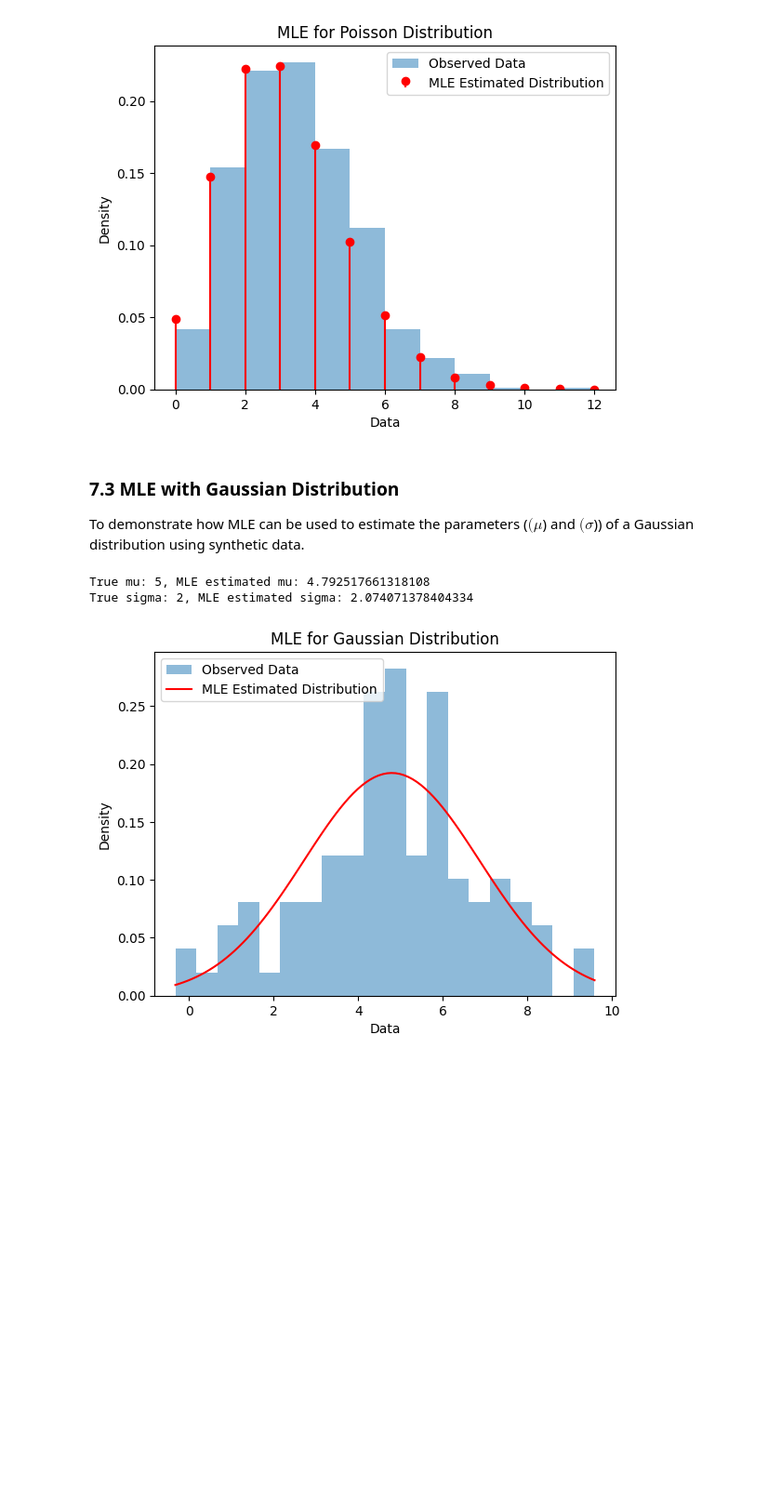
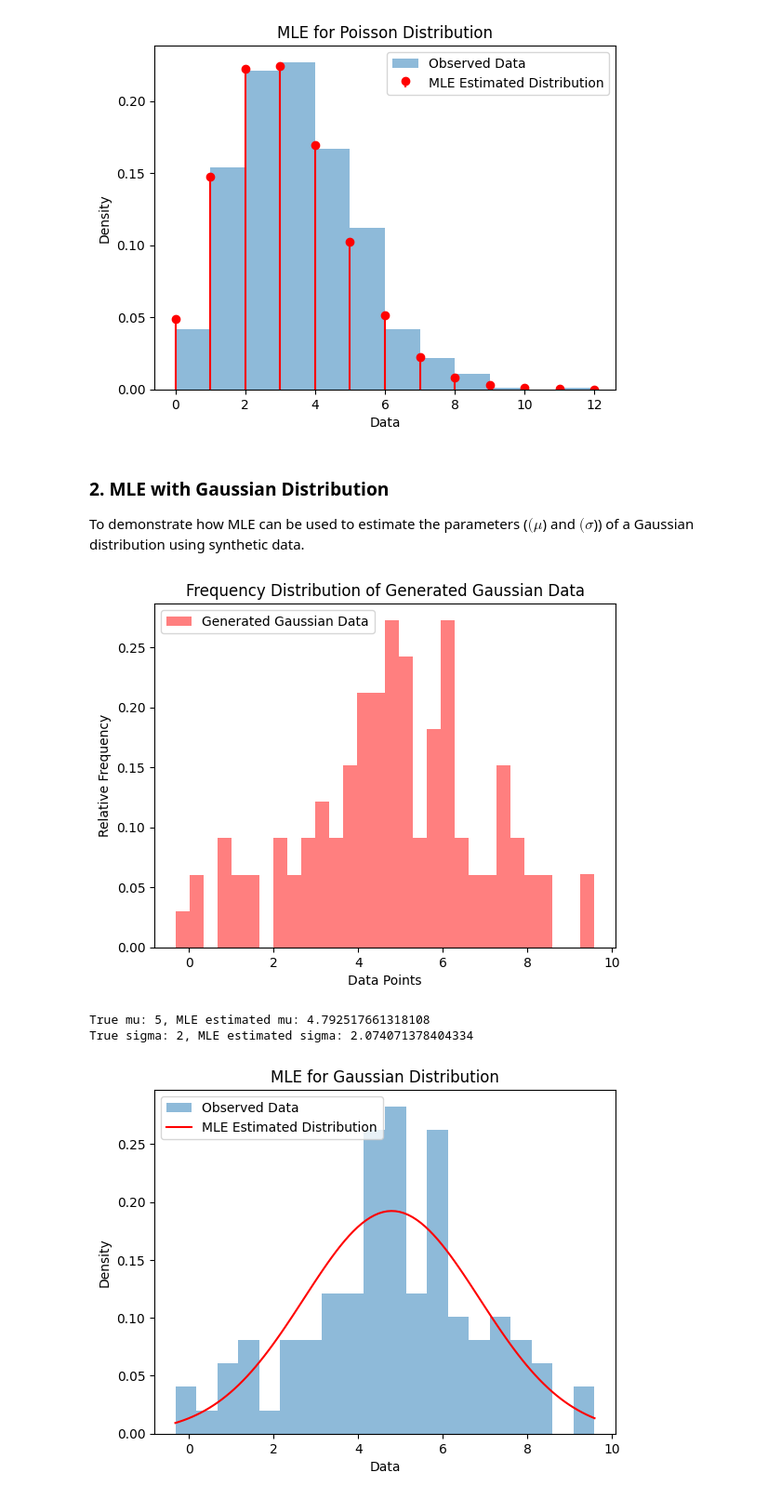
Before and after one commit to amelie-girard7/Loss_Functions, a Jupyter notebook: MLE_NLL_Cross-Entropy-main/src/Maximum_Likelihood.ipynb, the cells around one changed output. Shown: that part at 93% size. Saved outputs shown, nothing was run; the diff lists cells and outputs as text; code cells hidden in the pictures; blank space fills up the shorter version.

```diff
--- a/MLE_NLL_Cross-Entropy-main/src/Maximum_Likelihood.ipynb
+++ b/MLE_NLL_Cross-Entropy-main/src/Maximum_Likelihood.ipynb
@@ -144,5 +52,5 @@ plt.show()
 # %% [output]
 [figure]
 # %% [markdown]
-### 7.3 MLE with Gaussian Distribution
+### 2. MLE with Gaussian Distribution
  To demonstrate how MLE can be used to estimate the parameters ($( \mu $) and $( \sigma $)) of a Gaussian distribution using synthetic data.
@@ -158 +57,19 @@ data_gaussian = np.random.normal(true_mu, true_sigma, n_samples)
+# %%
+# Generating synthetic data points from a Gaussian distribution.
+np.random.seed(2)
+true_mu = 5
+true_sigma = 2
+n_samples = 100
+data_gaussian = np.random.normal(true_mu, true_sigma, n_samples)
+
+# Visualize Synthetic Gaussian Data
+# Creating a histogram to offer an initial look at the data's distribution, aiding in understanding before applying MLE.
+plt.hist(data_gaussian, bins=30, density=True, alpha=0.5, color='r', label='Generated Gaussian Data')
+plt.title('Frequency Distribution of Generated Gaussian Data')
+plt.xlabel('Data Points')
+plt.ylabel('Relative Frequency')
+plt.legend()
+plt.show()
+# %% [output]
+[figure, added]
 # %%
@@ -163,19 +78,14 @@ def neg_log_likelihood_gaussian(params):
     mu, sigma = params
     return -np.sum(norm.logpdf(data_gaussian, mu, sigma))
 # %%
-# Perform MLE to estimate mu and sigma
-# What: Using optimization to find the parameters that minimize the negative log-likelihood.
-# Why: The parameters that minimize the negative log-likelihood maximize the likelihood, making them our MLE estimates.
+# Perform MLE to estimate mu and sigma using optimization to find the parameters that minimize the negative log-likelihood.
 initial_guess = [1, 1]
 result_gaussian = minimize(neg_log_likelihood_gaussian, initial_guess, method='L-BFGS-B', bounds=[(None, None), (0.01, None)])
 mle_mu, mle_sigma = result_gaussian.x
+
+print(f"True mu: {true_mu}, MLE estimated mu: {mle_mu}")
+print(f"True sigma: {true_sigma}, MLE estimated sigma: {mle_sigma}")
+# %% [output]
+True mu: 5, MLE estimated mu: 4.792517661318108
+True sigma: 2, MLE estimated sigma: 2.074071378404334
-# %%
-# Display the estimated mu and sigma
-# What: Printing the true and MLE-estimated parameters.
-# Why: To show how close the MLE estimates are to the true parameters.
-print(f"True mu: {true_mu}, MLE estimated mu: {mle_mu}")
-print(f"True sigma: {true_sigma}, MLE estimated sigma: {mle_sigma}")
-# %% [output]
-True mu: 5, MLE estimated mu: 4.792517661318108
-True sigma: 2, MLE estimated sigma: 2.074071378404334
 # %%
```
Also changed, not shown: parts of 21 cells of this notebook, 2 other files.
